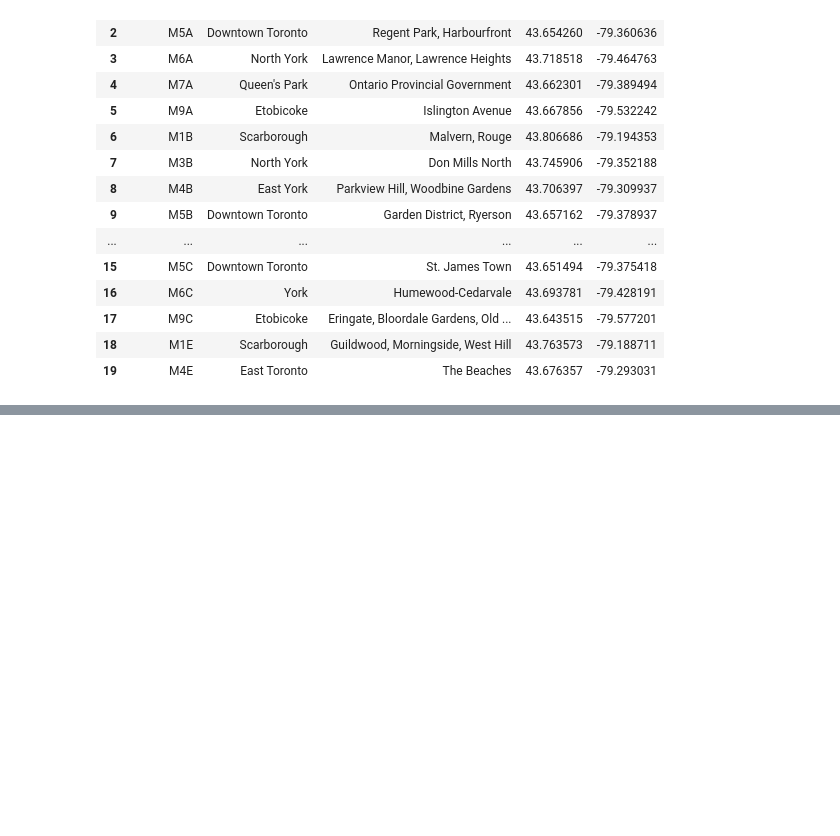
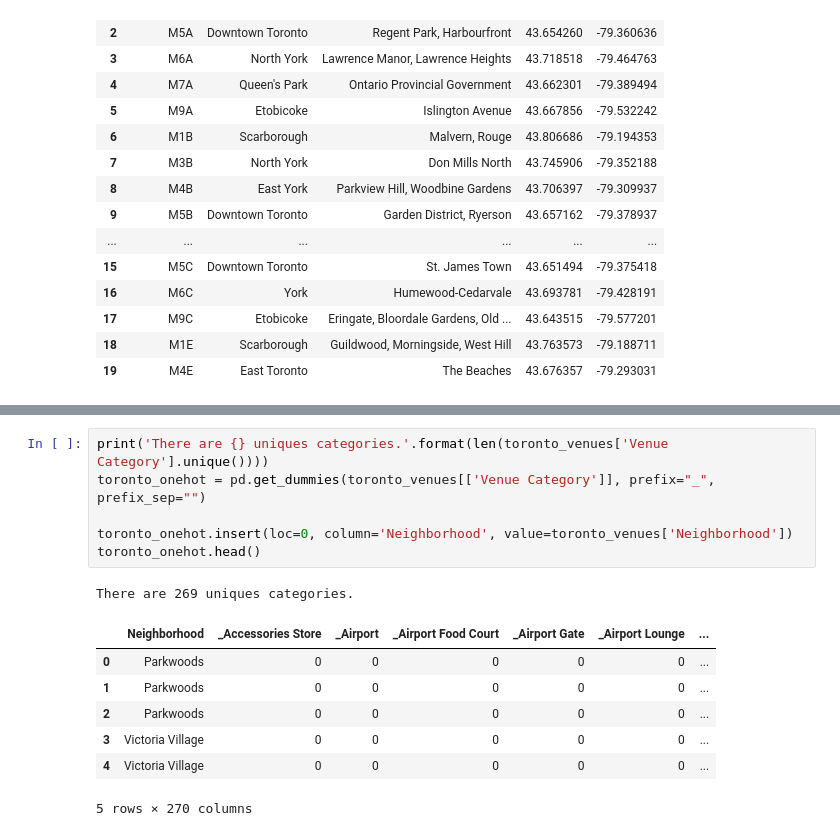
Before and after one commit to sunbeststar/capstone, a Jupyter notebook: TorontoClustering.ipynb, the cells around one changed output, grey strips where cells are left out. Cells and saved outputs as stored; diff of their text form; blank space fills up the shorter version.

```diff
--- a/TorontoClustering.ipynb
+++ b/TorontoClustering.ipynb
@@ -72,0 +160,15 @@ df.head(20)
+# %%
+print('There are {} uniques categories.'.format(len(toronto_venues['Venue Category'].unique())))
+toronto_onehot = pd.get_dummies(toronto_venues[['Venue Category']], prefix="_", prefix_sep="")
+
+toronto_onehot.insert(loc=0, column='Neighborhood', value=toronto_venues['Neighborhood'])
+toronto_onehot.head()
+# %% [output]
+There are 269 uniques categories.
+|  | Neighborhood | _Accessories Store | _Airport | _Airport Food Court | _Airport Gate | _Airport Lounge | ... |
+| 0 | Parkwoods | 0 | 0 | 0 | 0 | 0 | ... |
+| 1 | Parkwoods | 0 | 0 | 0 | 0 | 0 | ... |
+| 2 | Parkwoods | 0 | 0 | 0 | 0 | 0 | ... |
+| 3 | Victoria Village | 0 | 0 | 0 | 0 | 0 | ... |
+| 4 | Victoria Village | 0 | 0 | 0 | 0 | 0 | ... |
+5 rows × 270 columns
```
Also changed, not shown: parts of 17 cells of this notebook.
